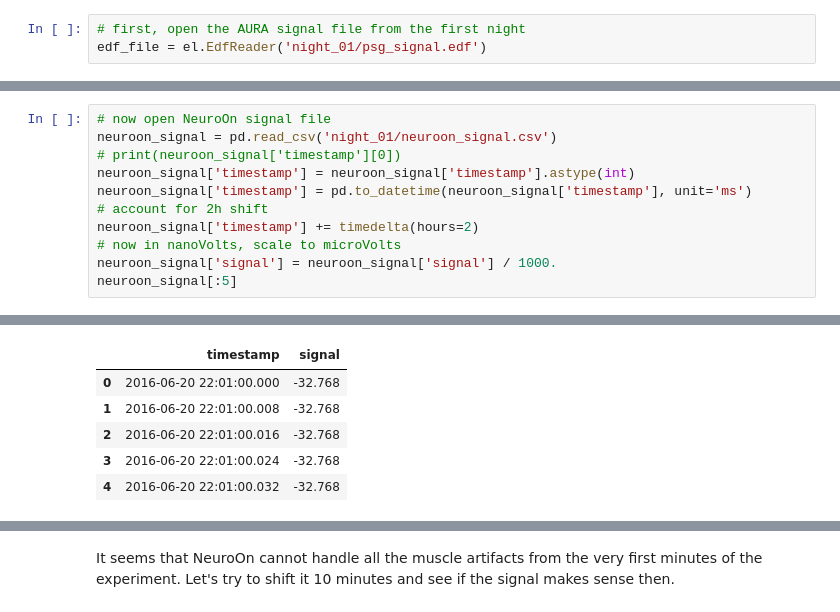
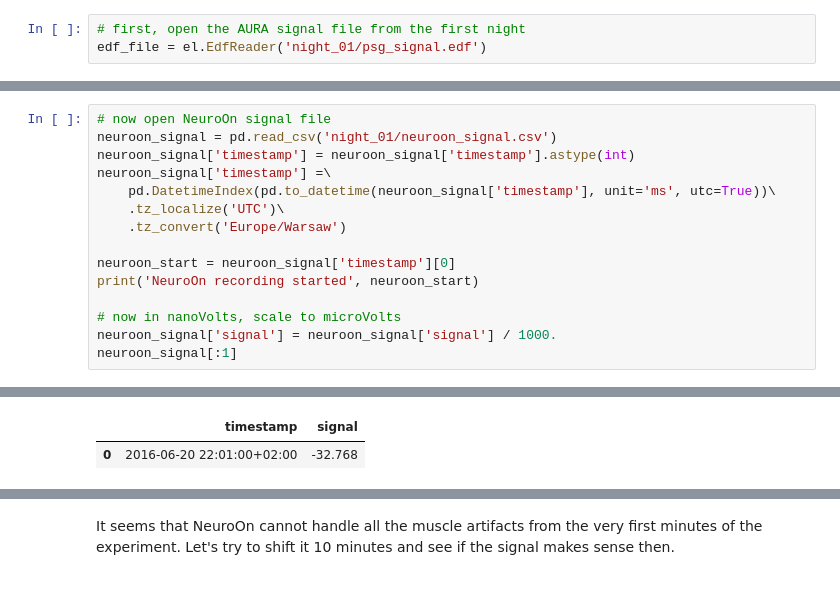
Before and after one commit to pawelngei/neuroon-notebook, a Jupyter notebook: NeuroOn.ipynb, the cells around one changed output, grey strips where cells are left out. Drawn from its saved outputs; the diff is of its cells as text.

```diff
--- a/NeuroOn.ipynb
+++ b/NeuroOn.ipynb
@@ -74,12 +95,16 @@ edf_file = el.EdfReader('night_01/psg_signal.edf')
 # %%
 # now open NeuroOn signal file
 neuroon_signal = pd.read_csv('night_01/neuroon_signal.csv')
-# print(neuroon_signal['timestamp'][0])
 neuroon_signal['timestamp'] = neuroon_signal['timestamp'].astype(int)
-neuroon_signal['timestamp'] = pd.to_datetime(neuroon_signal['timestamp'], unit='ms')
-# account for 2h shift
-neuroon_signal['timestamp'] += timedelta(hours=2)
+neuroon_signal['timestamp'] =\
+    pd.DatetimeIndex(pd.to_datetime(neuroon_signal['timestamp'], unit='ms', utc=True))\
+    .tz_localize('UTC')\
+    .tz_convert('Europe/Warsaw')
+
+neuroon_start = neuroon_signal['timestamp'][0]
+print('NeuroOn recording started', neuroon_start)
+
 # now in nanoVolts, scale to microVolts
 neuroon_signal['signal'] = neuroon_signal['signal'] / 1000.
-neuroon_signal[:5]
+neuroon_signal[:1]
 # %% [output]
@@ -86,6 +112,2 @@ neuroon_signal[:5]
 |  | timestamp | signal |
-| 0 | 2016-06-20 22:01:00.000 | -32.768 |
-| 1 | 2016-06-20 22:01:00.008 | -32.768 |
-| 2 | 2016-06-20 22:01:00.016 | -32.768 |
-| 3 | 2016-06-20 22:01:00.024 | -32.768 |
-| 4 | 2016-06-20 22:01:00.032 | -32.768 |
+| 0 | 2016-06-20 22:01:00+02:00 | -32.768 |
```
Also changed, not shown: parts of 22 cells of this notebook, 2 other files.
